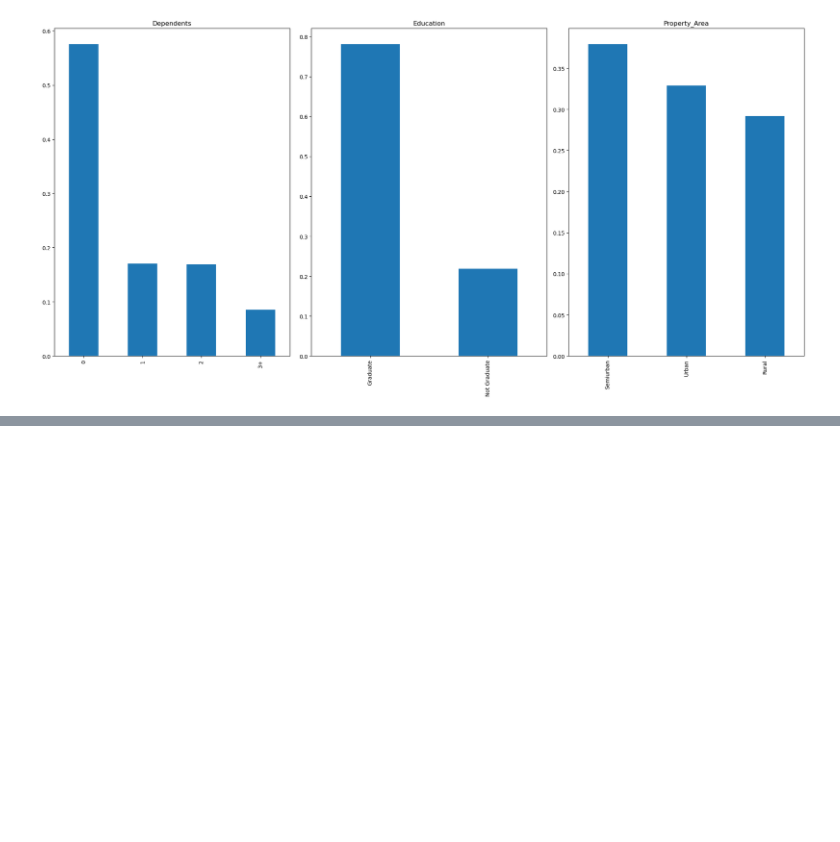
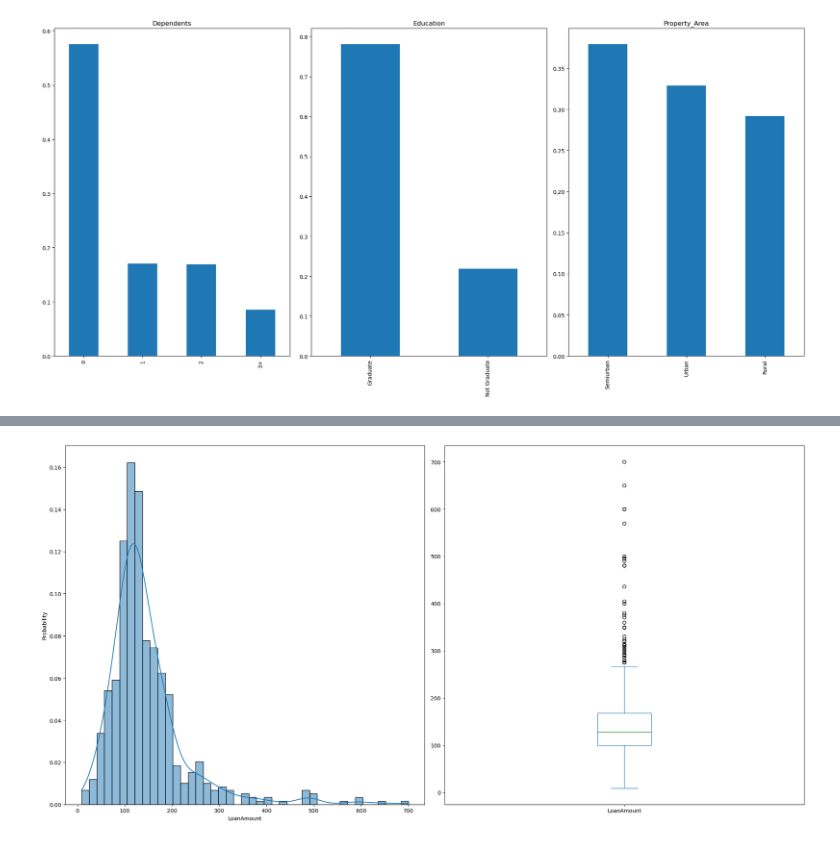
Before and after one commit to SaiSaketh-dev/Python_data_project, a Jupyter notebook: 4_loan_prediction_project/Loan_prediction.ipynb, the cells around one changed output, grey strips where cells are left out. Drawn from its saved outputs; the diff is of its cells as text; code cells hidden in the pictures; blank space fills up the shorter version.

```diff
--- a/4_loan_prediction_project/Loan_prediction.ipynb
+++ b/4_loan_prediction_project/Loan_prediction.ipynb
@@ -164,0 +186,15 @@ plt.show()
+# %%
+#Let’s look at the distribution of the LoanAmount variable
+
+plt.figure(figsize=(20, 10))
+
+plt.subplot(121)
+sns.histplot(train['LoanAmount'], kde = True, stat='probability')
+
+plt.subplot(122)
+train['LoanAmount'].plot.box()
+
+plt.tight_layout()
+plt.show()
+# %% [output]
+[figure, added]
```
Also changed, not shown: parts of 9 cells of this notebook.
